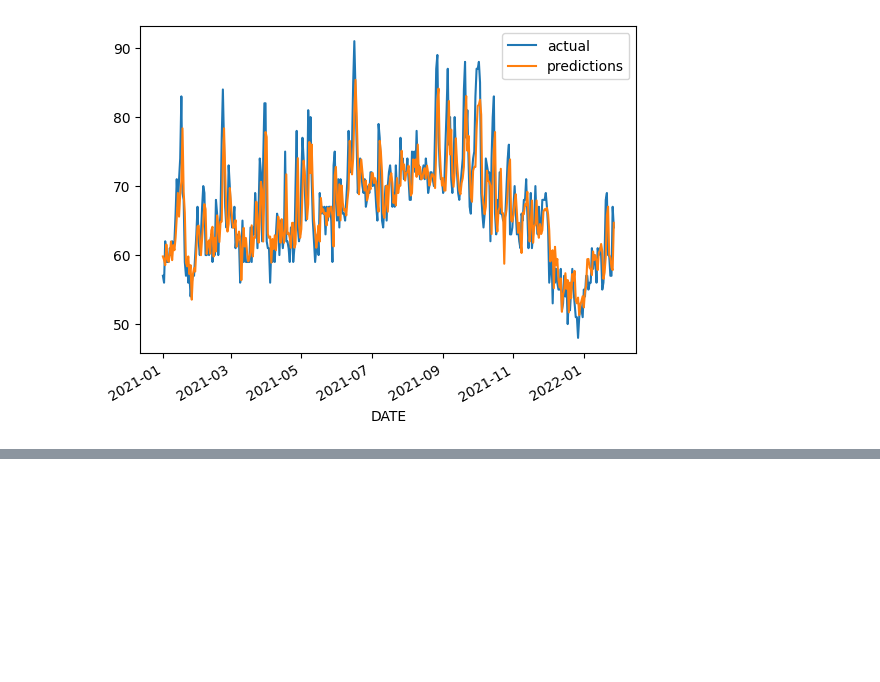
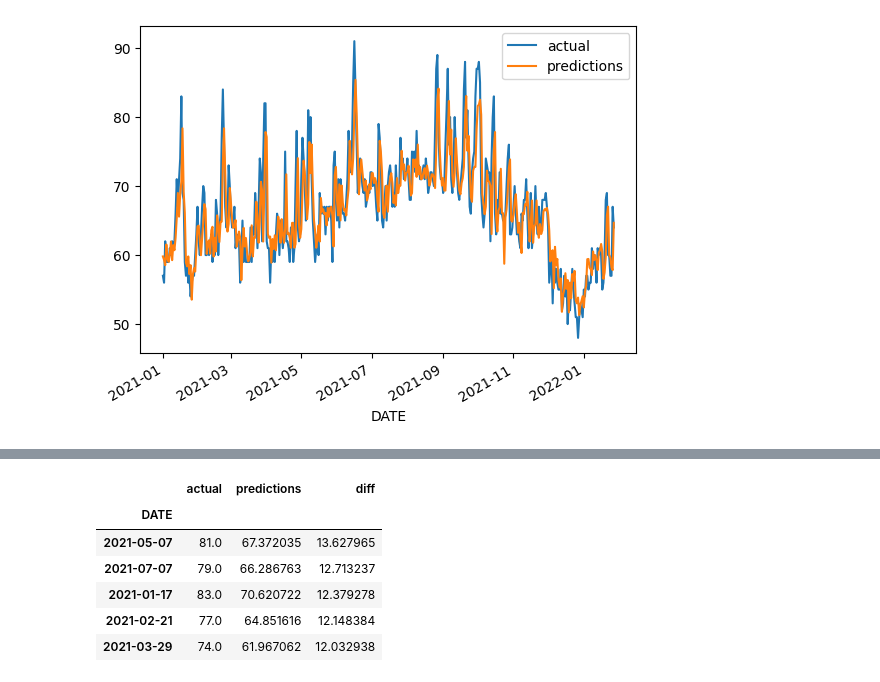
Before and after one commit to Samritha1912/WeatherPrediction, a Jupyter notebook: Weather_Prediction.ipynb, the cells around one changed output, grey strips where cells are left out. Saved outputs shown, nothing was run; the diff lists cells and outputs as text; code cells hidden in the pictures; blank space fills up the shorter version.

```diff
--- a/Weather_Prediction.ipynb
+++ b/Weather_Prediction.ipynb
@@ -362,0 +459,12 @@ core_weather["monthly_avg"]=core_weather["temp_max"].groupby(core_weather.index.
+# %%
+combined["diff"]=combined["actual"]-combined["predictions"].abs()
+# %%
+combined.sort_values("diff",ascending=False).head()
+# %% [output]
+|  | actual | predictions | diff |
+| DATE |  |  |  |
+| 2021-05-07 | 81.0 | 67.372035 | 13.627965 |
+| 2021-07-07 | 79.0 | 66.286763 | 12.713237 |
+| 2021-01-17 | 83.0 | 70.620722 | 12.379278 |
+| 2021-02-21 | 77.0 | 64.851616 | 12.148384 |
+| 2021-03-29 | 74.0 | 61.967062 | 12.032938 |
```
Also changed, not shown: parts of 8 cells of this notebook.
